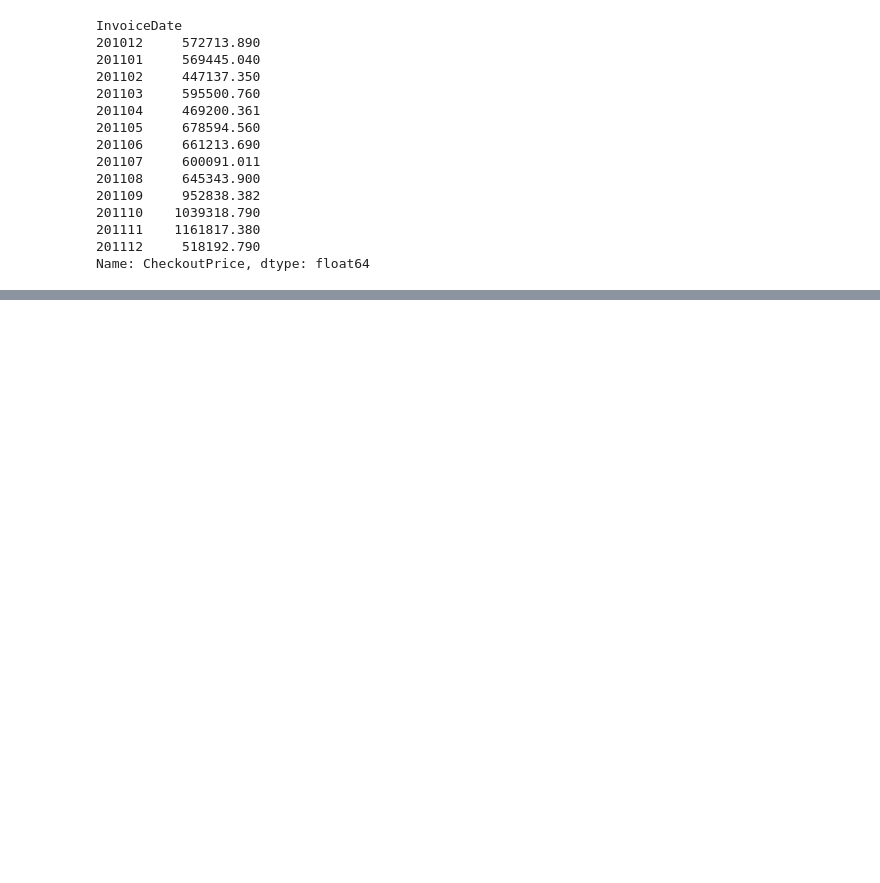
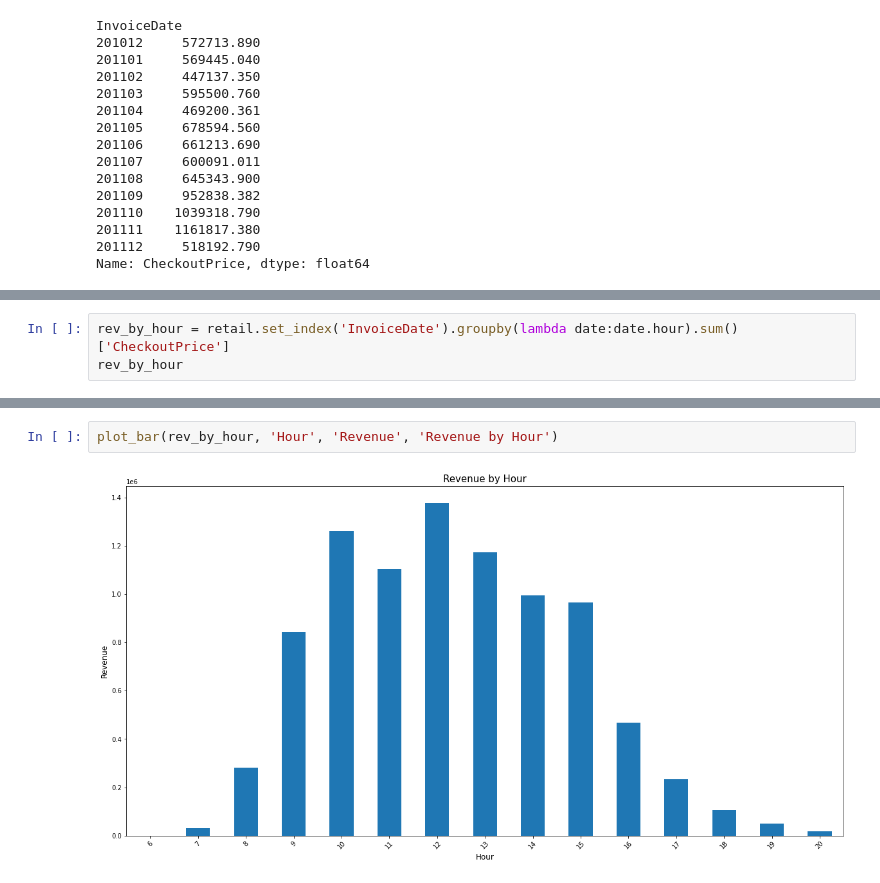
Before and after one commit to jeungsengho/python_6month, a Jupyter notebook: 5__쇼핑몰_고객주문_데이터_프로젝트.ipynb, the cells around one changed output, grey strips where cells are left out. Cells and saved outputs as stored; diff of their text form; blank space fills up the shorter version.

```diff
--- a/5__쇼핑몰_고객주문_데이터_프로젝트.ipynb
+++ b/5__쇼핑몰_고객주문_데이터_프로젝트.ipynb
@@ -337,0 +371,3 @@ Name: CheckoutPrice, dtype: float64
+# %%
+rev_by_hour = retail.set_index('InvoiceDate').groupby(lambda date:date.hour).sum()['CheckoutPrice']
+rev_by_hour
@@ -337,0 +392,4 @@ Name: CheckoutPrice, dtype: float64
+# %%
+plot_bar(rev_by_hour, 'Hour', 'Revenue', 'Revenue by Hour')
+# %% [output]
+[figure, added]
```
Also changed, not shown: parts of 13 cells of this notebook.
